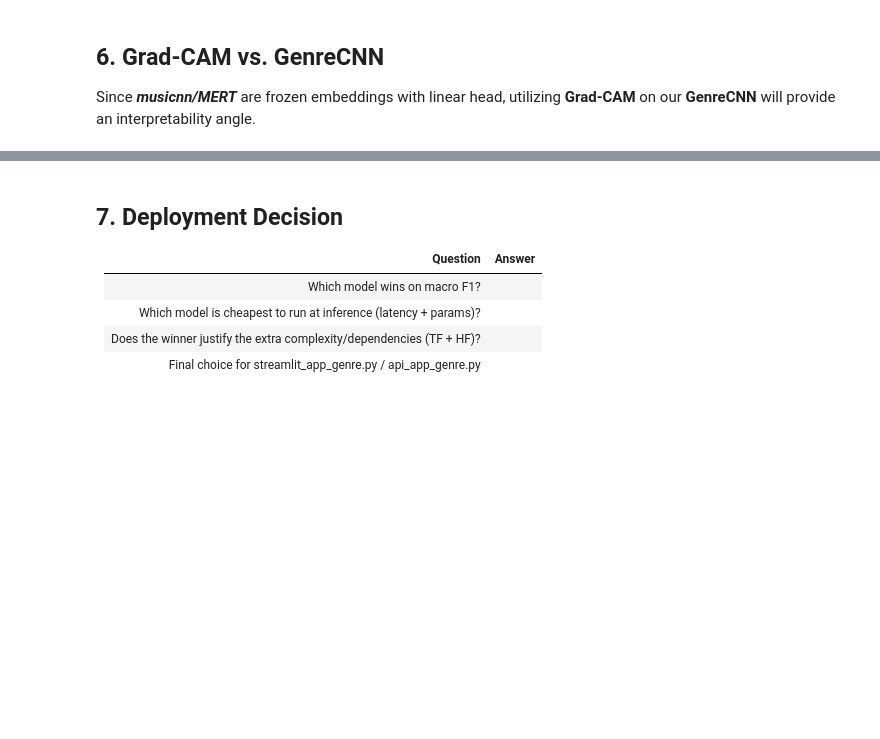
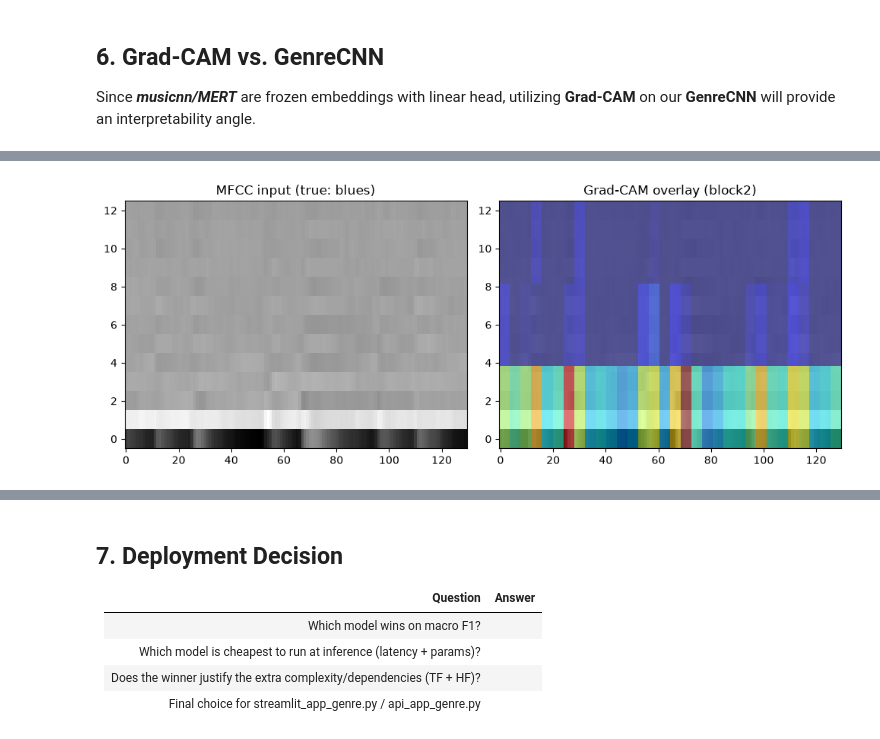
Before and after one commit to winni-datadiva/music-genre-classification, a Jupyter notebook: Code/Sprint4_Model_Comparison.ipynb, the cells around one changed output, grey strips where cells are left out. Drawn from its saved outputs; the diff is of its cells as text; code cells hidden in the pictures; blank space fills up the shorter version.

```diff
--- a/Code/Sprint4_Model_Comparison.ipynb
+++ b/Code/Sprint4_Model_Comparison.ipynb
@@ -226,6 +540,9 @@ print(cost_summary.to_string(index=False))
 Since ***musicnn/MERT*** are frozen embeddings with linear head, utilizing **Grad-CAM** on our **GenreCNN** will provide an interpretability angle.
 # %%
 import torch.nn.functional as F
+
+grad_test_time = time.time()
+print("Testing start:", datetime.datetime.now())
 
 def grad_cam(model, mfcc_input, target_layer, target_class):
     activations = {}
@@ -248,9 +565,9 @@ def grad_cam(model, mfcc_input, target_layer, target_class):
     handle_fwd.remove()
     handle_bwd.remove()
 
-    acts = activations["value"].squeeze(0)      # (channels, H, W)
-    grads = gradients["value"].squeeze(0)        # (channels, H, W)
-    weights = grads.mean(dim=(1, 2))              # global-average-pool the gradients
+    acts = activations["value"].squeeze(0)
+    grads = gradients["value"].squeeze(0)
+    weights = grads.mean(dim=(1, 2))
 
     cam = torch.zeros(acts.shape[1:])
     for i, w in enumerate(weights):
@@ -260,7 +577,29 @@ def grad_cam(model, mfcc_input, target_layer, target_class):
     cam = cam / (cam.max() + 1e-8)
     return cam.detach().cpu().numpy()
 
-# Example usage — point target_layer at your last conv layer in GenreCNN
-# cam = grad_cam(cnn_model, sample_mfcc, cnn_model.conv3, target_class=predicted_idx)
-# plt.imshow(sample_mfcc.squeeze(), cmap="gray")
-# plt.imshow(cam, cmap="jet", alpha=0.5)
+# Pull one real test sample and its true label to inspect
+sample_x, sample_y = test_dataset[0]
+sample_x = sample_x.unsqueeze(0).to(device)  # add batch dim -> (1, 1, 13, 130)
+target_class = sample_y.item()
+
+# TARGET LAYER: block2 -> output shape (32, 3, 32). Keeps both the frequency
+# axis (3 rows) and time axis (32 steps) intact, unlike block3 which has
+# already collapsed the frequency axis down to 1.
+cam = grad_cam(eval_model, sample_x, eval_model.block2, target_class=target_class)
+
+fig, axes = plt.subplots(1, 2, figsize=(10, 4))
+axes[0].imshow(sample_x.squeeze().cpu().numpy(), cmap="gray", aspect="auto", origin="lower")
+axes[0].set_title(f"MFCC input (true: {idx_to_genre[target_class]})")
+axes[1].imshow(sample_x.squeeze().cpu().numpy(), cmap="gray", aspect="auto", origin="lower")
+axes[1].imshow(cam, cmap="jet", alpha=0.5, aspect="auto", origin="lower", extent=axes[1].get_xlim() + axes[1].get_ylim())
+axes[1].set_title("Grad-CAM overlay (block2)")
+plt.tight_layout()
+plt.savefig("embeddings/grad_cam_example.png", dpi=150)
+plt.show()
+
+print("Testing end:", datetime.datetime.now())
+elapsed_seconds = time.time() - grad_test_time
+hours, remainder = divmod(int(elapsed_seconds), 3600)
+minutes, seconds = divmod(remainder, 60)
+print(f"Total testing time: {hours:02d}h {minutes:02d}m {seconds:02d}s")
+# %% [output]
@@ -266,0 +607 @@ def grad_cam(model, mfcc_input, target_layer, target_class):
+[figure, added]
```
Also changed, not shown: parts of 10 cells of this notebook, 7 other files.
